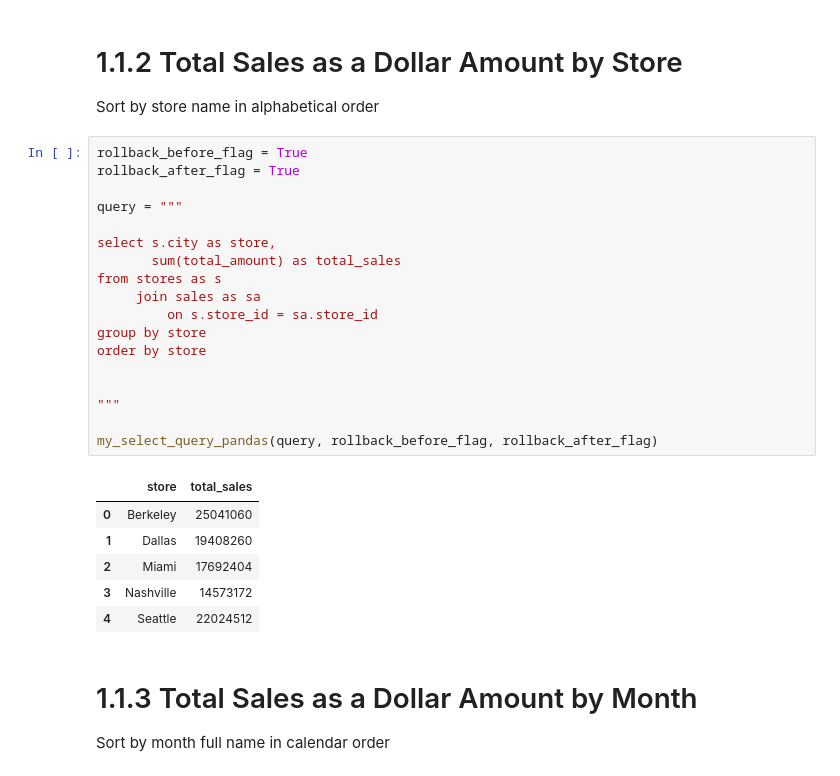
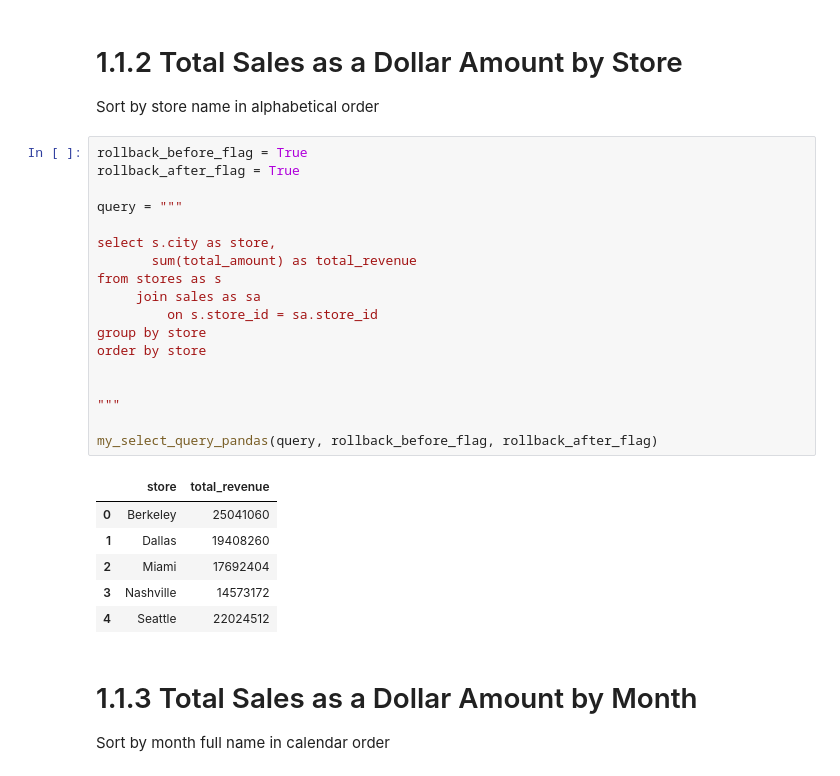
Before and after one commit to morinlandon12/ucb_mids_w205_project_1, a Jupyter notebook: project_1_1.ipynb, the cells around one changed output. Drawn from its saved outputs; the diff is of its cells as text.

```diff
--- a/project_1_1.ipynb
+++ b/project_1_1.ipynb
@@ -114,23 +118,23 @@ Sort by store name in alphabetical order
 # %%
 rollback_before_flag = True
 rollback_after_flag = True
 
 query = """
 
 select s.city as store,
-       sum(total_amount) as total_sales
+       sum(total_amount) as total_revenue
 from stores as s
      join sales as sa
          on s.store_id = sa.store_id
 group by store
 order by store
 
 
 """
 
 my_select_query_pandas(query, rollback_before_flag, rollback_after_flag)
 # %% [output]
-|  | store | total_sales |
+|  | store | total_revenue |
 | 0 | Berkeley | 25041060 |
 | 1 | Dallas | 19408260 |
 | 2 | Miami | 17692404 |
```
Also changed, not shown: parts of 10 cells of this notebook, 2 other files.
